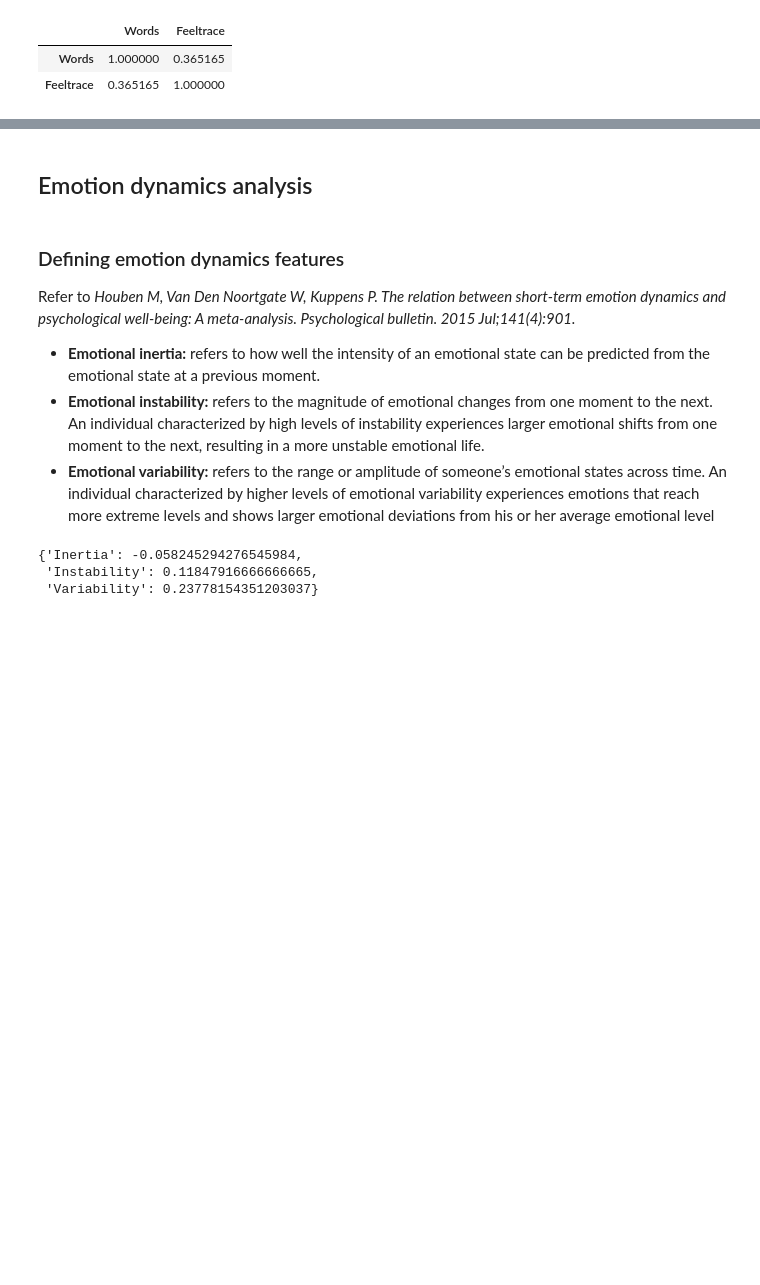
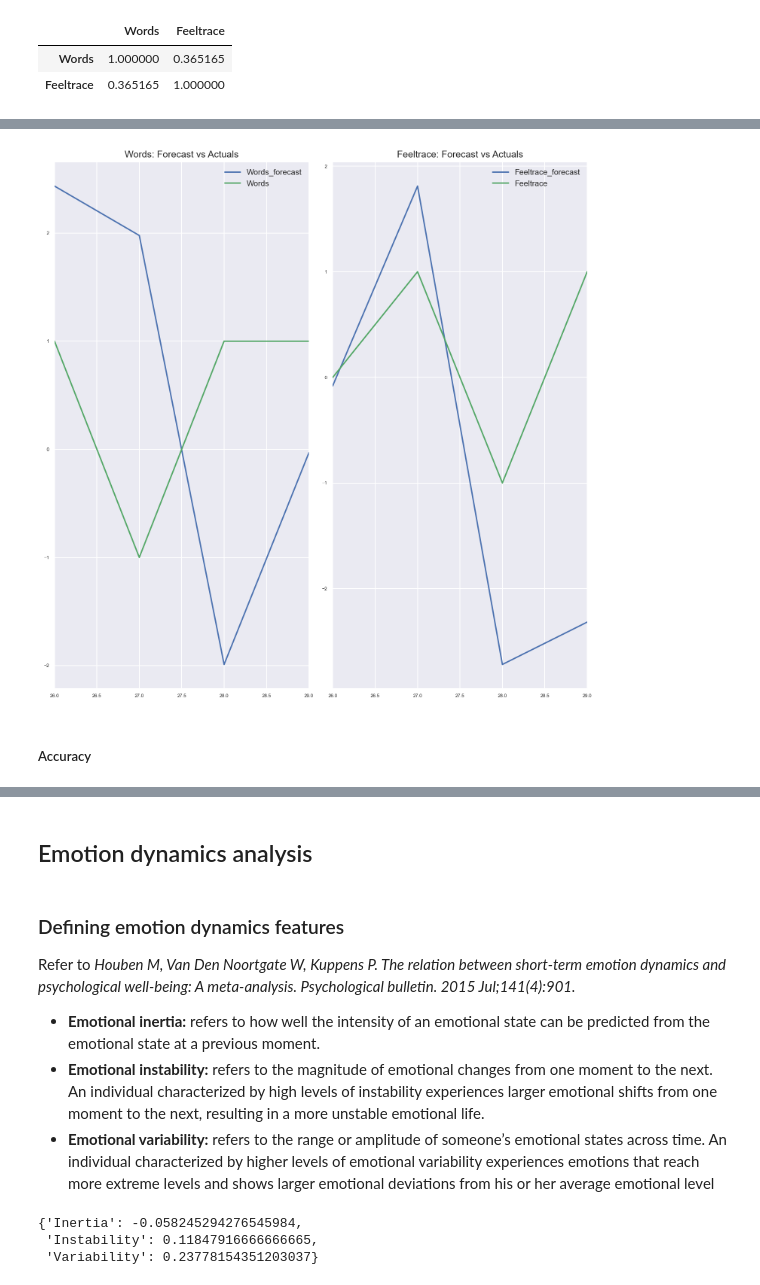
Before and after one commit to rubiarg/emotion-transitions, a Jupyter notebook: _build/jupyter_execute/words-feeltrace.ipynb, the cells around one changed output, grey strips where cells are left out. Drawn from its saved outputs; the diff is of its cells as text; code cells hidden in the pictures; blank space fills up the shorter version.

```diff
--- a/_build/jupyter_execute/words-feeltrace.ipynb
+++ b/_build/jupyter_execute/words-feeltrace.ipynb
@@ -580,0 +626,12 @@ p10_agg_data[['Words', 'Feeltrace']].corr()
+# %%
+# The VAR model will be fitted on df_train and then used to forecast the next 4
+# observations. These forecasts will be compared against the actuals present in
+# test data.
+
+
+nobs = 4
+df_train, df_test = p10_agg_data[0:-nobs], p10_agg_data[-nobs:]
+
+# Check size
+print(df_train.shape)  # (119, 8)
+print(df_test.shape)  # (4, 8)
@@ -580,0 +786,43 @@ p10_agg_data[['Words', 'Feeltrace']].corr()
+# %%
+# The forecasts are generated but it is on the scale of the training data used by
+# the model. So, to bring it back up to its original scale, you need to de-difference
+# it as many times you had differenced the original input data.
+
+def invert_transformation(df_train, df_forecast, second_diff=False):
+    """Revert back the differencing to get the forecast to original scale."""
+    df_fc = df_forecast.copy()
+    columns = df_train.columns
+    for col in columns:
+        if 'Timestamp' in col:
+            continue
+        # Roll back 2nd Diff
+        if second_diff:
+            df_fc[str(col)+'_1d'] = (df_train[col].iloc[-1]-df_train[col].iloc[-2]) + df_fc[str(col)+'_2d'].cumsum()
+        # Roll back 1st Diff
+        df_fc[str(col)+'_forecast'] = df_train[col].iloc[-1] + df_fc[str(col)+'_1d'].cumsum()
+    return df_fc
+
+
+df_results = invert_transformation(df_train, df_forecast, second_diff=False)
+df_results.loc[:, ['Words_1d', 'Feeltrace_1d']]
+
+#---------------------------
+# plot forecasts
+#---------------------------
+
+
+fig, axes = plt.subplots(nrows=int(len(p10_agg_data.columns)/2), ncols=2, dpi=150, figsize=(10,10))
+for i, (col,ax) in enumerate(zip(p10_agg_data[['Words', 'Feeltrace']].columns, axes.flatten())):
+    df_results[col+'_forecast'].plot(legend=True, ax=ax).autoscale(axis='x',tight=True)
+    df_test[col][-nobs:].plot(legend=True, ax=ax);
+    ax.set_title(col + ": Forecast vs Actuals")
+    ax.xaxis.set_ticks_position('none')
+    ax.yaxis.set_ticks_position('none')
+    ax.spines["top"].set_alpha(0)
+    ax.tick_params(labelsize=6)
+
+plt.tight_layout();
+# %% [output]
+[figure, added]
+# %% [markdown]
+##### Accuracy
```
Also changed, not shown: parts of 63 cells of this notebook, 43 other files.
